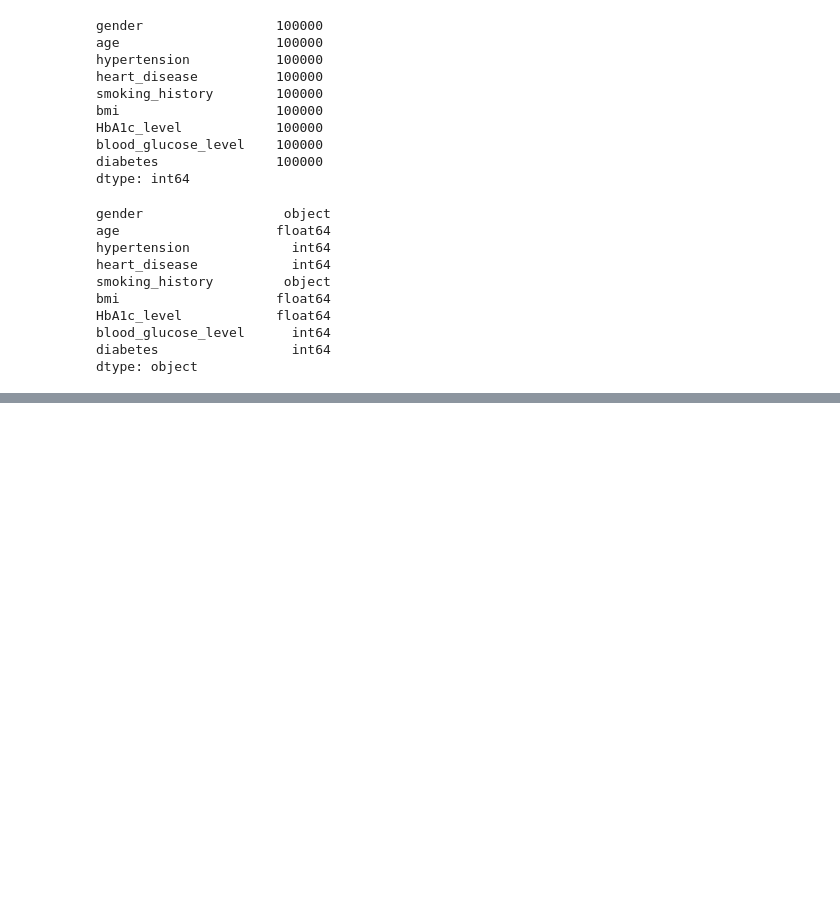
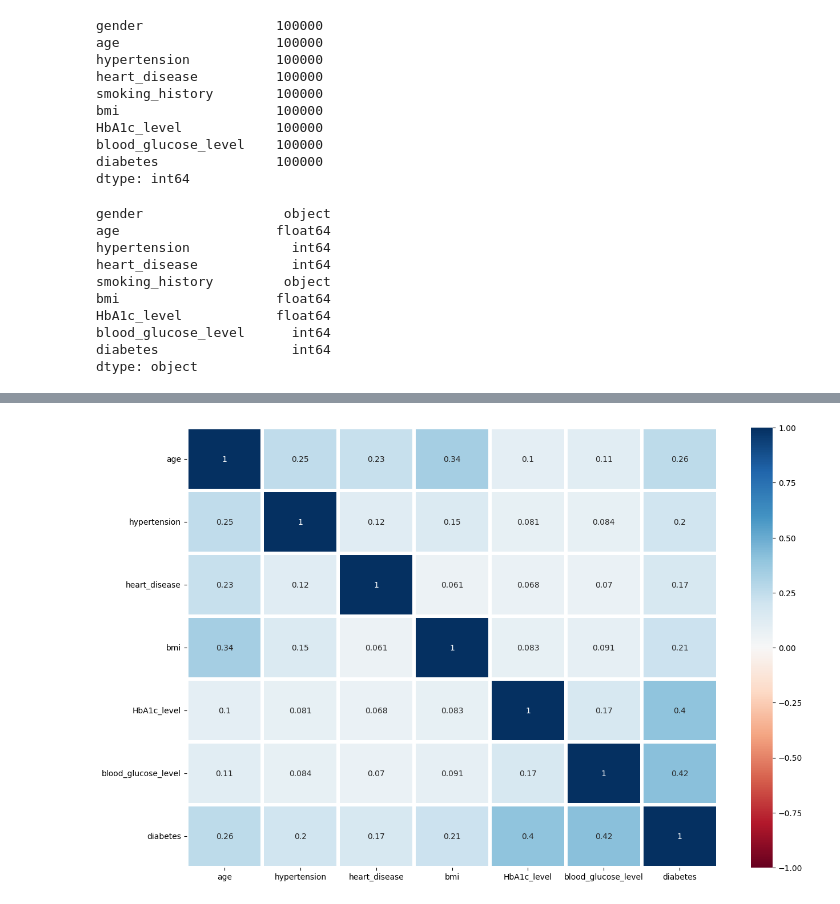
Before and after one commit to PedroHudson/PUC_aulas, a Jupyter notebook: MVP_teste.ipynb, the cells around one changed output, grey strips where cells are left out. Cells and saved outputs as stored; diff of their text form; code cells hidden in the pictures; blank space fills up the shorter version.

```diff
--- a/MVP_teste.ipynb
+++ b/MVP_teste.ipynb
@@ -94,0 +106,6 @@ dataset.head()
+# %%
+# Grafico de correlação com Seaborn
+plt.figure(figsize = (15,10))
+sns.heatmap(dataset.corr(), annot=True, cmap= 'RdBu', vmin=-1, vmax=1, linewidths=3,linecolor='white');
+# %% [output]
+[figure, added]
```
Also changed, not shown: parts of 13 cells of this notebook.
